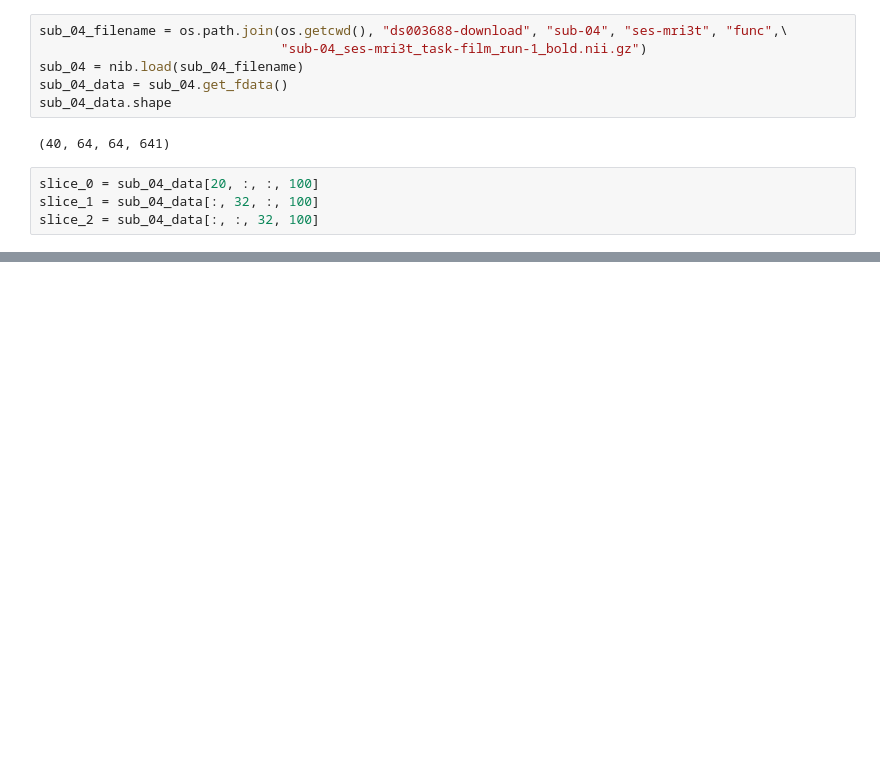
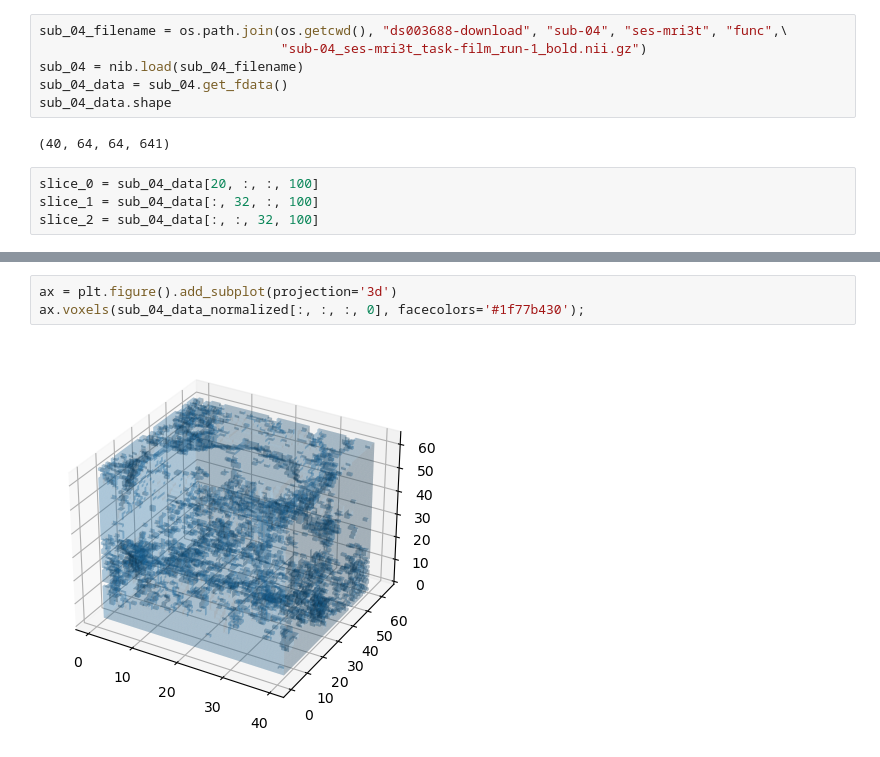
Before and after one commit to intsystems/2023-Project-112, a Jupyter notebook: src/data.ipynb, the cells around one changed output, grey strips where cells are left out. Saved outputs shown, nothing was run; the diff lists cells and outputs as text; blank space fills up the shorter version.

```diff
--- a/src/data.ipynb
+++ b/src/data.ipynb
@@ -32,0 +69,5 @@ show_slices([slice_0, slice_1, slice_2])
+# %%
+ax = plt.figure().add_subplot(projection='3d')
+ax.voxels(sub_04_data_normalized[:, :, :, 0], facecolors='#1f77b430');
+# %% [output]
+[figure, added]
```
Also changed, not shown: parts of 7 cells of this notebook.
